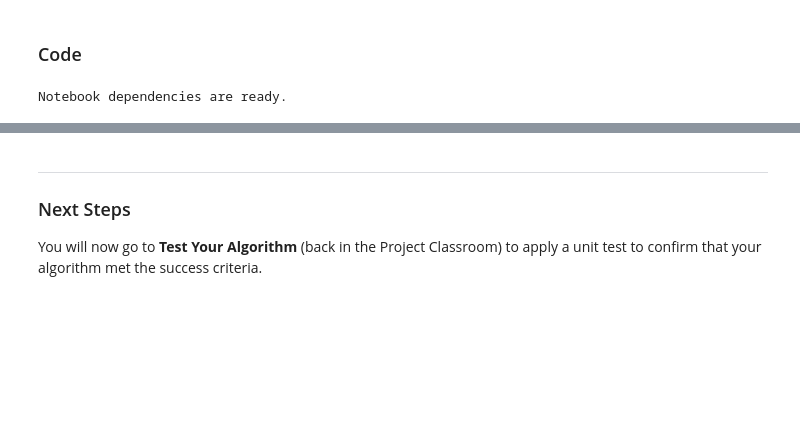
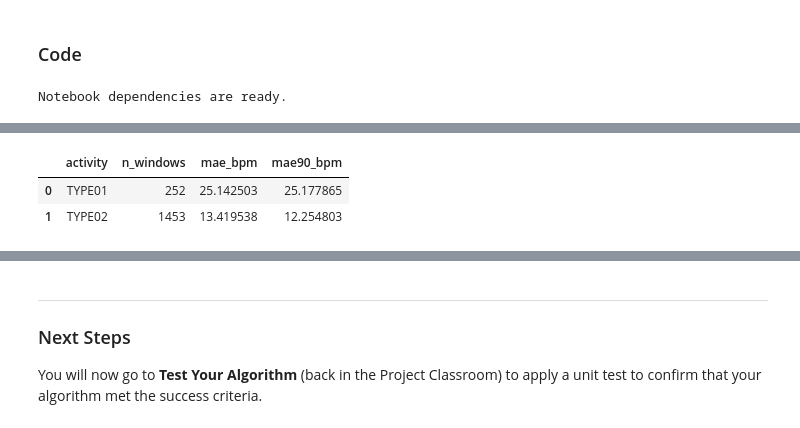
Before and after one commit to polarbeargo/AIHCND-c4-wearable-data-project-starter, a Jupyter notebook: part_1/pulse_rate_starter.ipynb, the cells around one changed output, grey strips where cells are left out. Drawn from its saved outputs; the diff is of its cells as text; code cells hidden in the pictures; blank space fills up the shorter version.

```diff
--- a/part_1/pulse_rate_starter.ipynb
+++ b/part_1/pulse_rate_starter.ipynb
@@ -469,0 +571,79 @@ activity_results
+# %%
+# Dedicated local optimization pass around BEST_PARAMS.
+# This cell keeps the search deterministic with a fixed RNG seed.
+
+def evaluate_params(params):
+    data_fls, ref_fls = LoadTroikaDataset()
+    errs, confs = [], []
+    for d, r in zip(data_fls, ref_fls):
+        e, c = RunPulseRateAlgorithm(d, r, params=params)
+        if len(e) > 0:
+            errs.append(e)
+            confs.append(c)
+    if not errs:
+        return np.inf
+    return float(AggregateErrorMetric(np.hstack(errs), np.hstack(confs)))
+
+
+def sample_params(base_params, rng):
+    p = dict(base_params)
+
+    # Perturb key knobs that most affect spectral selectivity and motion suppression.
+    p["low_cut_hz"] = float(np.clip(base_params["low_cut_hz"] * rng.uniform(0.9, 1.1), 1.1, 1.8))
+    p["high_cut_hz"] = float(np.clip(base_params["high_cut_hz"] * rng.uniform(0.9, 1.1), 2.5, 3.6))
+    p["motion_gate"] = float(np.clip(base_params["motion_gate"] * rng.uniform(0.75, 1.25), 1.8, 4.5))
+    p["motion_width_bpm"] = float(np.clip(base_params["motion_width_bpm"] * rng.uniform(0.7, 1.3), 3.0, 9.0))
+    p["motion_suppress"] = float(np.clip(base_params["motion_suppress"] + rng.uniform(-0.18, 0.12), 0.45, 0.95))
+    p["motion_penalty_alpha"] = float(np.clip(base_params["motion_penalty_alpha"] * rng.uniform(0.7, 1.35), 0.2, 1.4))
+    p["continuity_sigma_bpm"] = float(np.clip(base_params["continuity_sigma_bpm"] * rng.uniform(0.75, 1.3), 8.0, 28.0))
+    p["continuity_weight"] = float(np.clip(base_params["continuity_weight"] * rng.uniform(0.7, 1.35), 0.4, 1.8))
+    p["motion_conflict_bpm"] = float(np.clip(base_params["motion_conflict_bpm"] * rng.uniform(0.7, 1.3), 2.0, 8.0))
+    p["harmonic_tolerance_bpm"] = float(np.clip(base_params["harmonic_tolerance_bpm"] * rng.uniform(0.75, 1.25), 3.0, 10.0))
+    p["harmonic_bonus"] = float(np.clip(base_params["harmonic_bonus"] + rng.uniform(-0.15, 0.2), 0.0, 0.8))
+    p["confidence_local_width_bpm"] = float(np.clip(base_params["confidence_local_width_bpm"] * rng.uniform(0.75, 1.4), 2.0, 8.0))
+    p["min_quality"] = float(np.clip(base_params["min_quality"] * rng.uniform(0.6, 1.8), 0.002, 0.05))
+
+    # Keep cadence and HR range fixed per project assumptions.
+    p["window_sec"] = 11
+    p["step_sec"] = 2
+    p["hr_low_bpm"] = 40.0
+    p["hr_high_bpm"] = 240.0
+    return p
+
+
+rng = np.random.default_rng(20260721)
+
+baseline_score = evaluate_params(BEST_PARAMS)
+best_local_score = baseline_score
+best_local_params = dict(BEST_PARAMS)
+
+n_trials = 30
+history = []
+for t in range(1, n_trials + 1):
+    cand = sample_params(best_local_params, rng)
+    score = evaluate_params(cand)
+    history.append((t, score))
+
+    if score < best_local_score:
+        best_local_score = score
+        best_local_params = cand
+
+    if t % 5 == 0:
+        print(f"trial={t:02d} current={score:.3f} best={best_local_score:.3f}")
+
+    if best_local_score < 10.0:
+        break
+
+print(f"Baseline MAE@90: {baseline_score:.3f}")
+print(f"Best local MAE@90: {best_local_score:.3f}")
+
+if best_local_score < baseline_score:
+    BEST_PARAMS = best_local_params
+    print("BEST_PARAMS updated from local optimization pass.")
+else:
+    print("No improvement found; keeping existing BEST_PARAMS.")
+
+# Recompute activity breakdown with final parameters used after this pass.
+activity_results = evaluate_by_activity(params=BEST_PARAMS)
+activity_results
+# %% [output]
@@ -470,3 +659,6 @@ activity_results
+|  | activity | n_windows | mae_bpm | mae90_bpm |
+| 0 | TYPE01 | 252 | 25.142503 | 25.177865 |
+| 1 | TYPE02 | 1453 | 13.419538 | 12.254803 |
 # %% [markdown]
 -----
 ### Project Write-up
```
Also changed, not shown: parts of 6 cells of this notebook.
